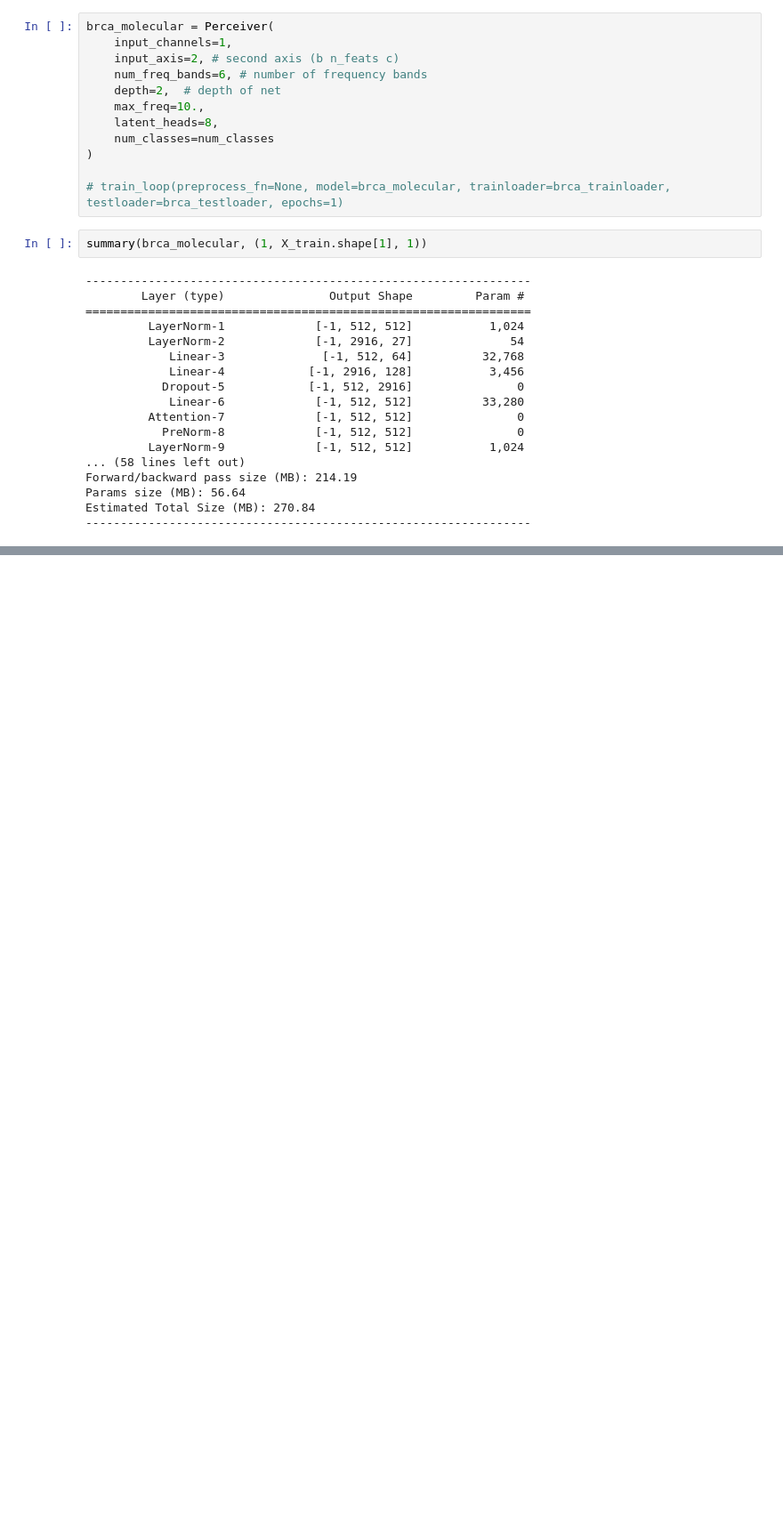
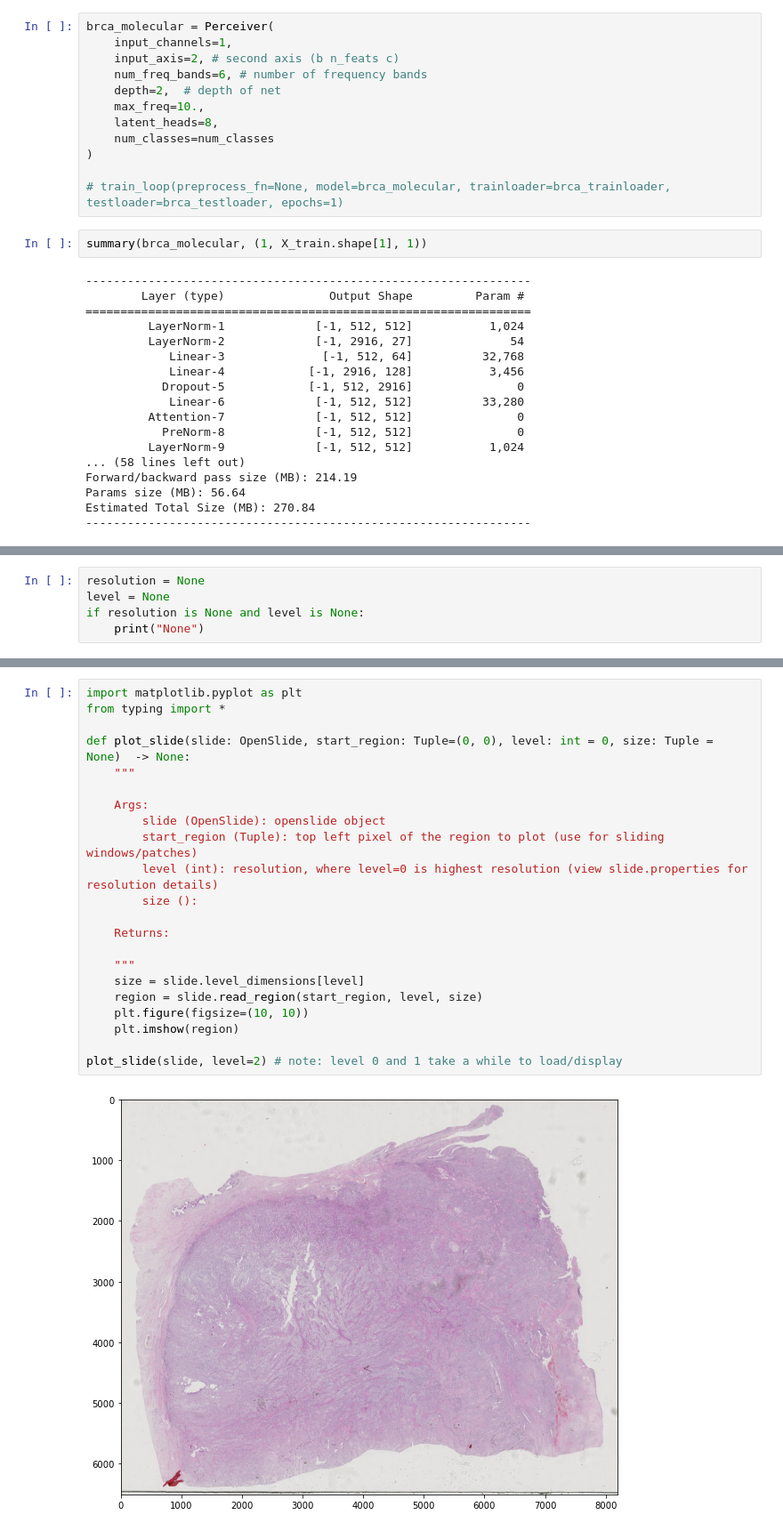
Before and after one commit to konst-int-i/healnet, a Jupyter notebook: notebooks/playground.ipynb, the cells around one changed output, grey strips where cells are left out. Shown at 89% size. Saved outputs shown, nothing was run; the diff lists cells and outputs as text; blank space fills up the shorter version.

```diff
--- a/notebooks/playground.ipynb
+++ b/notebooks/playground.ipynb
@@ -490,0 +475,5 @@ wsi_image = openslide.OpenSlide(wsi_path)
+# %%
+resolution = None
+level = None
+if resolution is None and level is None:
+    print("None")
@@ -490,0 +515,24 @@ wsi_image = openslide.OpenSlide(wsi_path)
+# %%
+import matplotlib.pyplot as plt
+from typing import *
+
+def plot_slide(slide: OpenSlide, start_region: Tuple=(0, 0), level: int = 0, size: Tuple = None)  -> None:
+    """
+
+    Args:
+        slide (OpenSlide): openslide object
+        start_region (Tuple): top left pixel of the region to plot (use for sliding windows/patches)
+        level (int): resolution, where level=0 is highest resolution (view slide.properties for resolution details)
+        size ():
+
+    Returns:
+
+    """
+    size = slide.level_dimensions[level]
+    region = slide.read_region(start_region, level, size)
+    plt.figure(figsize=(10, 10))
+    plt.imshow(region)
+
+plot_slide(slide, level=2) # note: level 0 and 1 take a while to load/display
+# %% [output]
+[figure, added]
```
Also changed, not shown: parts of 21 cells of this notebook, 19 other files.
